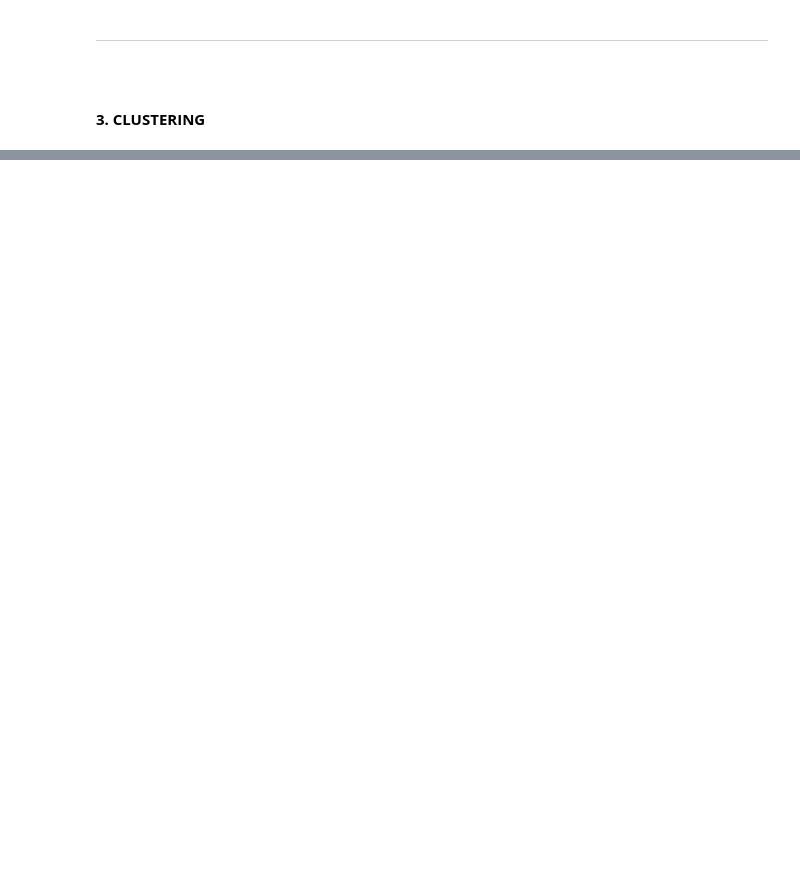
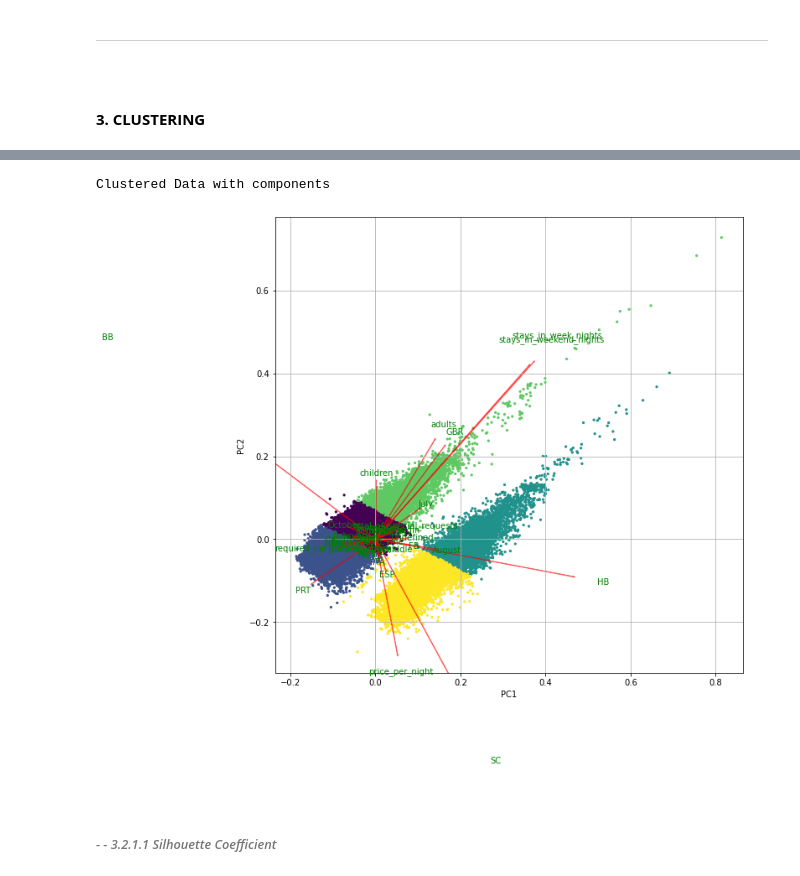
Before and after one commit to arseller/VirtualMaitre, a Jupyter notebook: Clients_Clustering.ipynb, the cells around one changed output, grey strips where cells are left out. Cells and saved outputs as stored; diff of their text form; code cells hidden in the pictures; blank space fills up the shorter version.

```diff
--- a/Clients_Clustering.ipynb
+++ b/Clients_Clustering.ipynb
@@ -967,0 +1050,32 @@ plt.show()
+# %%
+# @title
+
+def myplot_clust(score,coeff,labels=None):
+    xs = score[:,0]
+    ys = score[:,1]
+    n = coeff.shape[0]
+    scalex = 1.0/(xs.max() - xs.min())
+    scaley = 1.0/(ys.max() - ys.min())
+    plt.scatter(xs * scalex,ys * scaley,s=5,c=p_k)
+    for i in range(n):
+        plt.arrow(0, 0, coeff[i,0], coeff[i,1],color = 'r',alpha = 0.5)
+        if labels is None:
+            plt.text(coeff[i,0]* 1.15, coeff[i,1] * 1.15, "Var"+str(i+1), color = 'green', ha = 'center', va = 'center')
+        else:
+            plt.text(coeff[i,0]* 1.15, coeff[i,1] * 1.15, labels[i], color = 'g', ha = 'center', va = 'center')
+
+    plt.xlabel("PC{}".format(1))
+    plt.ylabel("PC{}".format(2))
+    plt.grid()
+
+plt.figure(figsize=(10, 10))
+myplot_clust(pca[:,0:2],np.transpose(pcamodel.components_[0:2, :]),list(scaled_df.columns))
+print('\nClustered Data with components\n')
+plt.show()
+# %% [output]
+Clustered Data with components
+[figure, added]
+# %% [markdown]
+<p>&nbsp;</p>
+
+###### *- - 3.2.1.1 Silhouette Coefficient*
```
Also changed, not shown: parts of 63 cells of this notebook.
